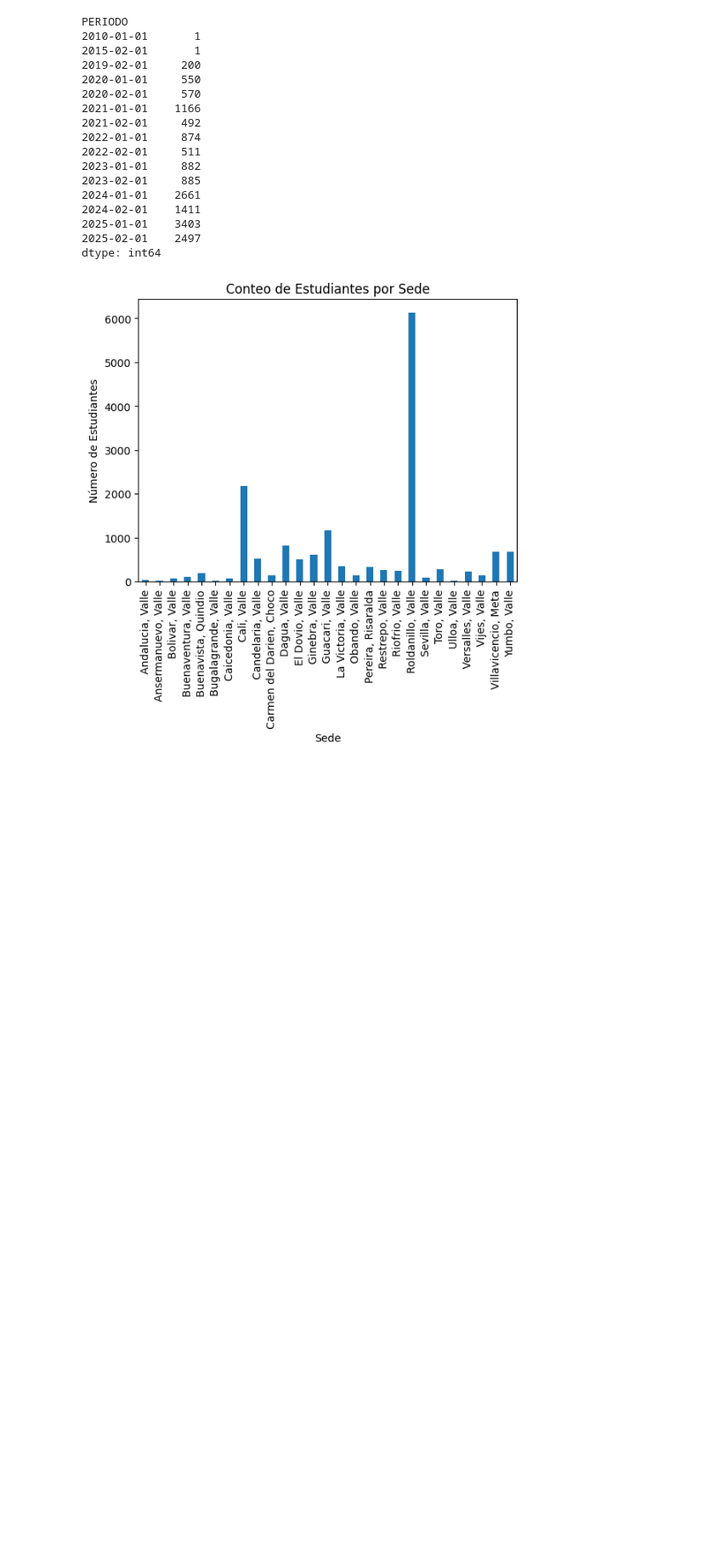
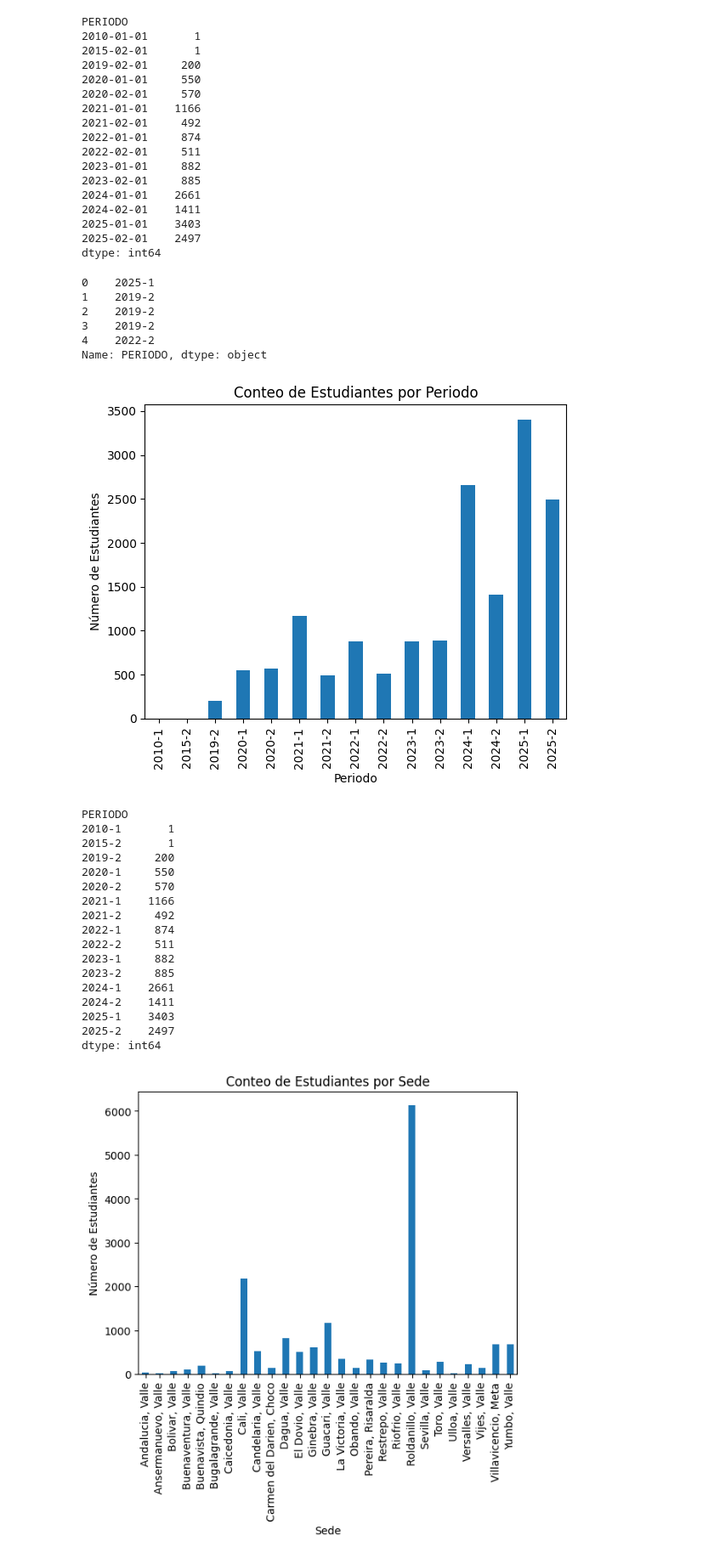
Before and after one commit to EddoTec/TrabajoFinal_INTEP_oct_2025, a Jupyter notebook: Trabajo_Final_exel.ipynb, the cells around one changed output. Shown at 85% size. Saved outputs shown, nothing was run; the diff lists cells and outputs as text; code cells hidden in the pictures; blank space fills up the shorter version.

```diff
--- a/Trabajo_Final_exel.ipynb
+++ b/Trabajo_Final_exel.ipynb
@@ -112,6 +112,47 @@ PERIODO
 2025-01-01    3403
 2025-02-01    2497
 dtype: int64
+# %%
+#modificar el formato de la columna PERIODO a solo año y semestre
+#por ejemplo, convertir "2025-01-01" a "2025-1"
+# "2025-02-01 a "2025-2"
+# 2024-02-01 a "2024-2"
+df['PERIODO'] = pd.to_datetime(df['PERIODO']).dt.strftime('%Y-%m')
+df['PERIODO'] = df['PERIODO'].str.replace('-01', '-1').str.replace('-02', '-2')
+print(df['PERIODO'].head())
+
+#agrupar por periodo academico y contar estudiantes
+conteo_periodo = df.groupby('PERIODO').size()
+
+conteo_periodo.plot(kind='bar', title='Conteo de Estudiantes por Periodo', xlabel='Periodo', ylabel='Número de Estudiantes')
+plt.show()
+
+conteo_periodo
+# %% [output]
+0    2025-1
+1    2019-2
+2    2019-2
+3    2019-2
+4    2022-2
+Name: PERIODO, dtype: object
+[figure, added]
+PERIODO
+2010-1       1
+2015-2       1
+2019-2     200
+2020-1     550
+2020-2     570
+2021-1    1166
+2021-2     492
+2022-1     874
+2022-2     511
+2023-1     882
+2023-2     885
+2024-1    2661
+2024-2    1411
+2025-1    3403
+2025-2    2497
+dtype: int64
 # %%
 # agrupor por la clumna cNOMBRE SEDE y contar estudiantes
 conteo_sede = df.groupby('NOMBRE SEDE').size()
```
Also changed, not shown: parts of 4 cells of this notebook.
